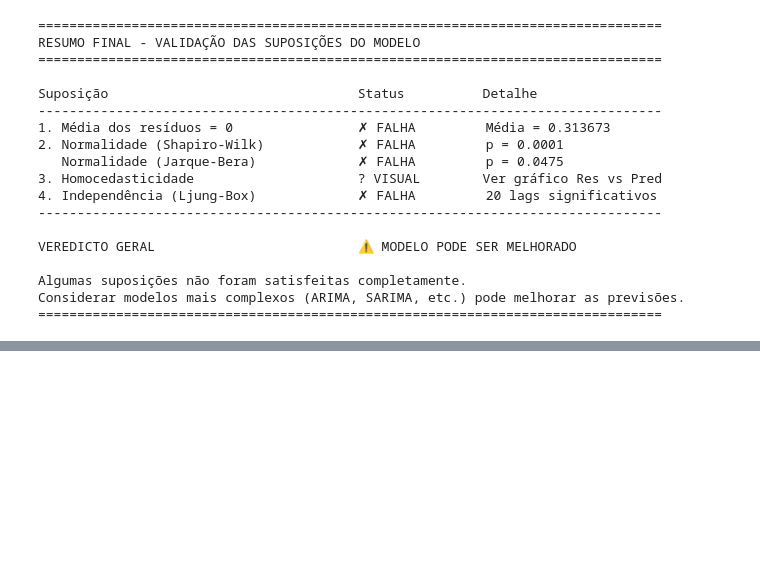
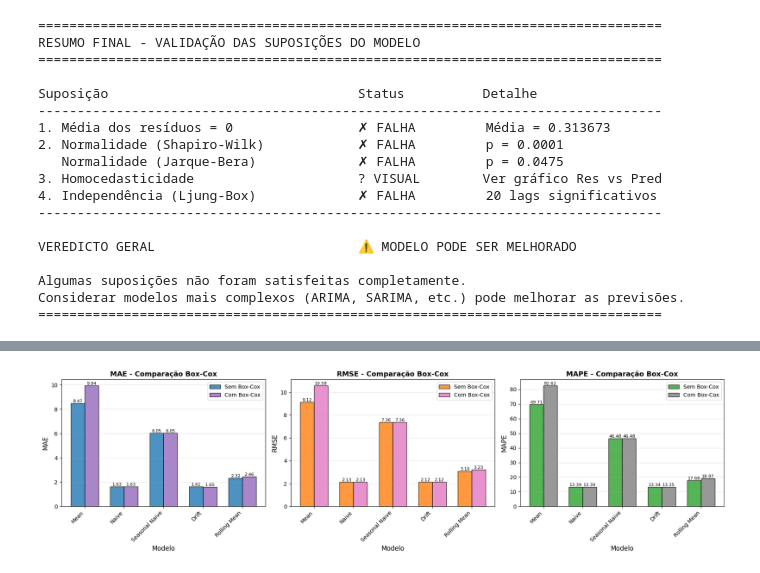
Before and after one commit to eduardammag/time-series, a Jupyter notebook: baselines/Baselines.ipynb, the cells around one changed output, grey strips where cells are left out. Cells and saved outputs as stored; diff of their text form; code cells hidden in the pictures; blank space fills up the shorter version.

```diff
--- a/baselines/Baselines.ipynb
+++ b/baselines/Baselines.ipynb
@@ -2064,0 +2593,48 @@ Considerar modelos mais complexos (ARIMA, SARIMA, etc.) pode melhorar as previs
+# %%
+# Gráfico comparativo
+import matplotlib.pyplot as plt
+import numpy as np
+
+fig, axes = plt.subplots(1, 3, figsize=(18, 5))
+
+models = comparison_table["Modelo"]
+x = np.arange(len(models))
+width = 0.35
+
+metrics = ["MAE", "RMSE", "MAPE"]
+colors_sem = ['#1f77b4', '#ff7f0e', '#2ca02c']
+colors_com = ['#9467bd', '#e377c2', '#7f7f7f']
+
+for idx, metric in enumerate(metrics):
+    ax = axes[idx]
+
+    sem_boxcox = comparison_table[f"{metric}_Sem_BoxCox"]
+    com_boxcox = comparison_table[f"{metric}_Com_BoxCox"]
+
+    bars1 = ax.bar(x - width/2, sem_boxcox, width, label='Sem Box-Cox',
+                   color=colors_sem[idx], alpha=0.8, edgecolor='black')
+    bars2 = ax.bar(x + width/2, com_boxcox, width, label='Com Box-Cox',
+                   color=colors_com[idx], alpha=0.8, edgecolor='black')
+
+    ax.set_xlabel('Modelo', fontsize=12)
+    ax.set_ylabel(metric, fontsize=12)
+    ax.set_title(f'{metric} - Comparação Box-Cox', fontsize=13, fontweight='bold')
+    ax.set_xticks(x)
+    ax.set_xticklabels(models, rotation=45, ha='right')
+    ax.legend()
+    ax.grid(alpha=0.3, axis='y')
+
+    # Adiciona valores
+    for bar in bars1:
+        height = bar.get_height()
+        ax.text(bar.get_x() + bar.get_width()/2., height,
+                f'{height:.2f}', ha='center', va='bottom', fontsize=8)
+    for bar in bars2:
+        height = bar.get_height()
+        ax.text(bar.get_x() + bar.get_width()/2., height,
+                f'{height:.2f}', ha='center', va='bottom', fontsize=8)
+
+plt.tight_layout()
+plt.show()
+# %% [output]
+[figure, added]
```
Also changed, not shown: parts of 14 cells of this notebook.
